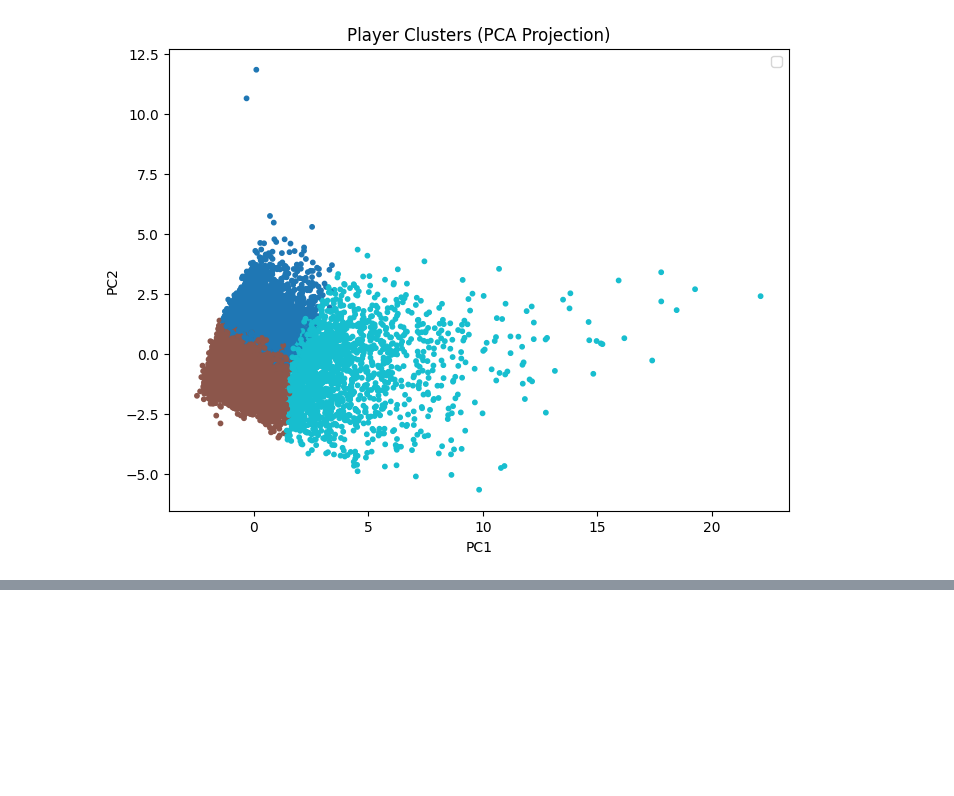
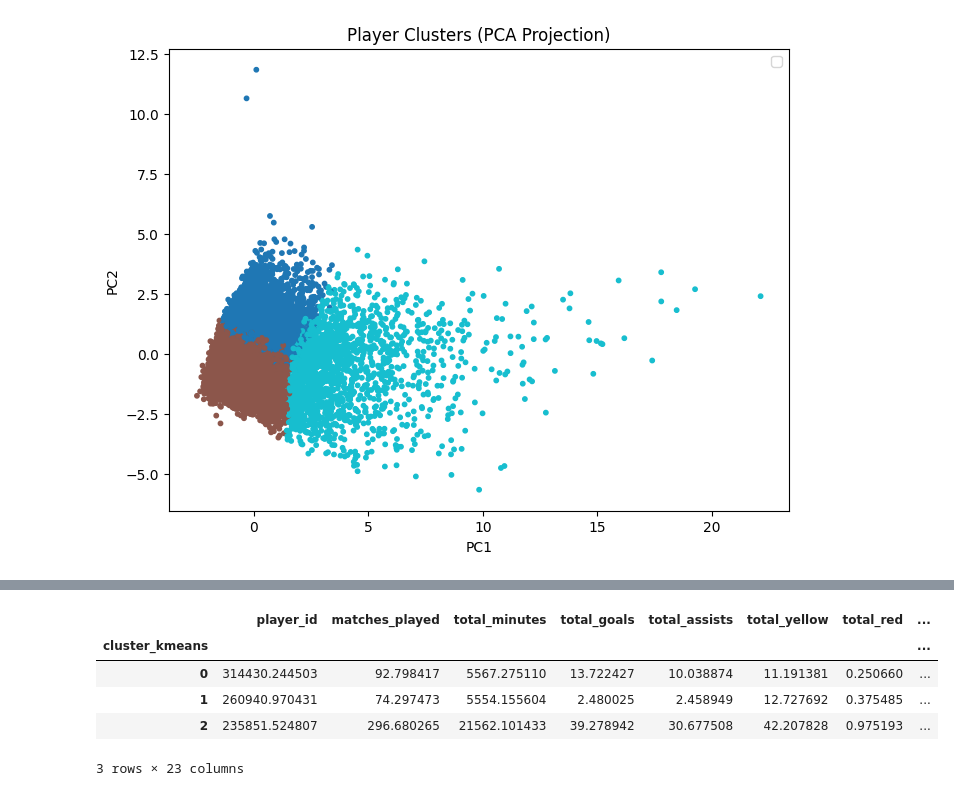
Before and after one commit to matejajanic/football-player-clustering, a Jupyter notebook: notebooks/03_clustering_experiments.ipynb, the cells around one changed output, grey strips where cells are left out. Cells and saved outputs as stored; diff of their text form; code cells hidden in the pictures; blank space fills up the shorter version.

```diff
--- a/notebooks/03_clustering_experiments.ipynb
+++ b/notebooks/03_clustering_experiments.ipynb
@@ -141,0 +164,9 @@ plt.show()
+# %%
+df.groupby("cluster_kmeans").mean(numeric_only=True)
+# %% [output]
+|  | player_id | matches_played | total_minutes | total_goals | total_assists | total_yellow | total_red | ... |
+| cluster_kmeans |  |  |  |  |  |  |  | ... |
+| 0 | 314430.244503 | 92.798417 | 5567.275110 | 13.722427 | 10.038874 | 11.191381 | 0.250660 | ... |
+| 1 | 260940.970431 | 74.297473 | 5554.155604 | 2.480025 | 2.458949 | 12.727692 | 0.375485 | ... |
+| 2 | 235851.524807 | 296.680265 | 21562.101433 | 39.278942 | 30.677508 | 42.207828 | 0.975193 | ... |
+3 rows × 23 columns
```
Also changed, not shown: parts of 4 cells of this notebook, 4 other files.
